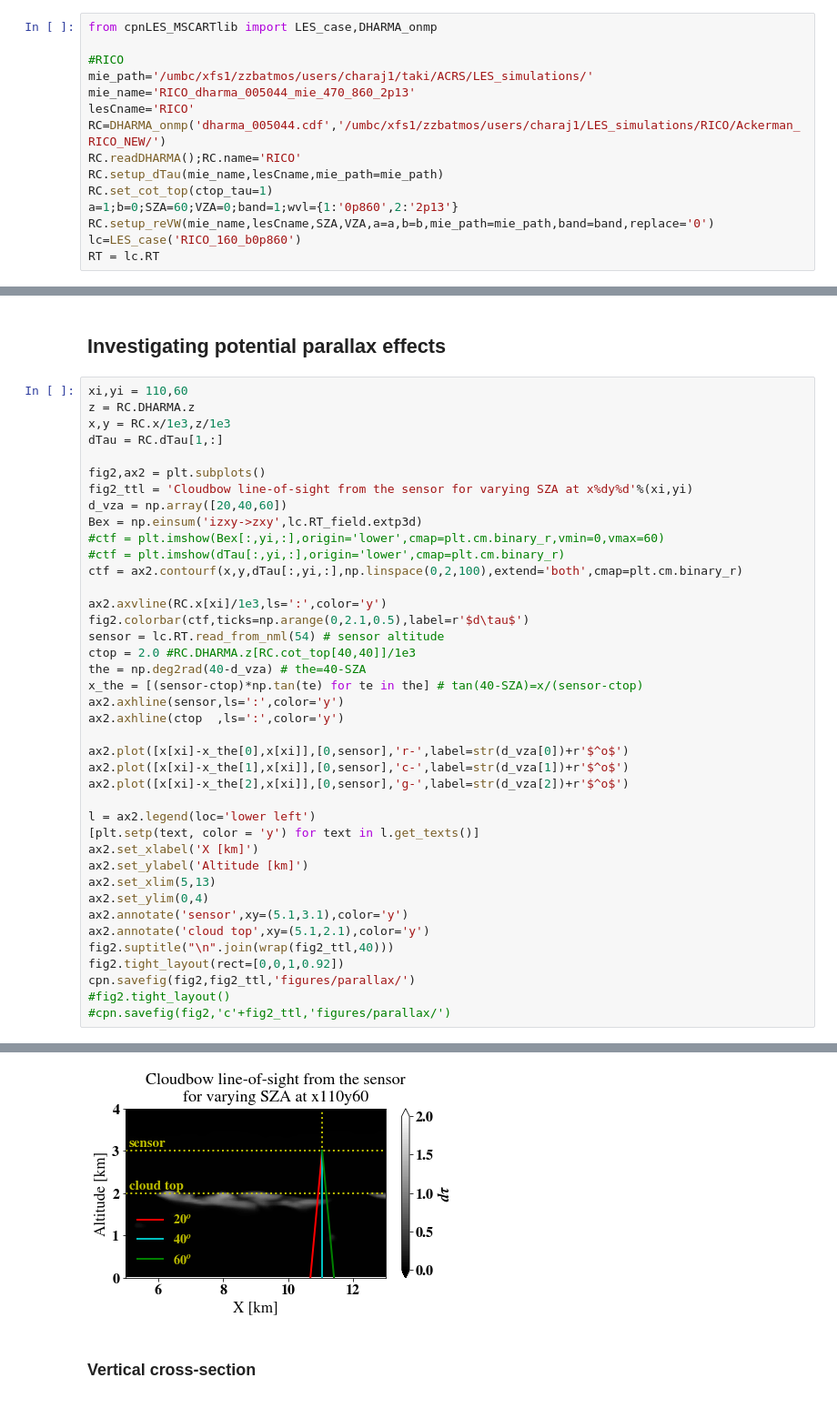
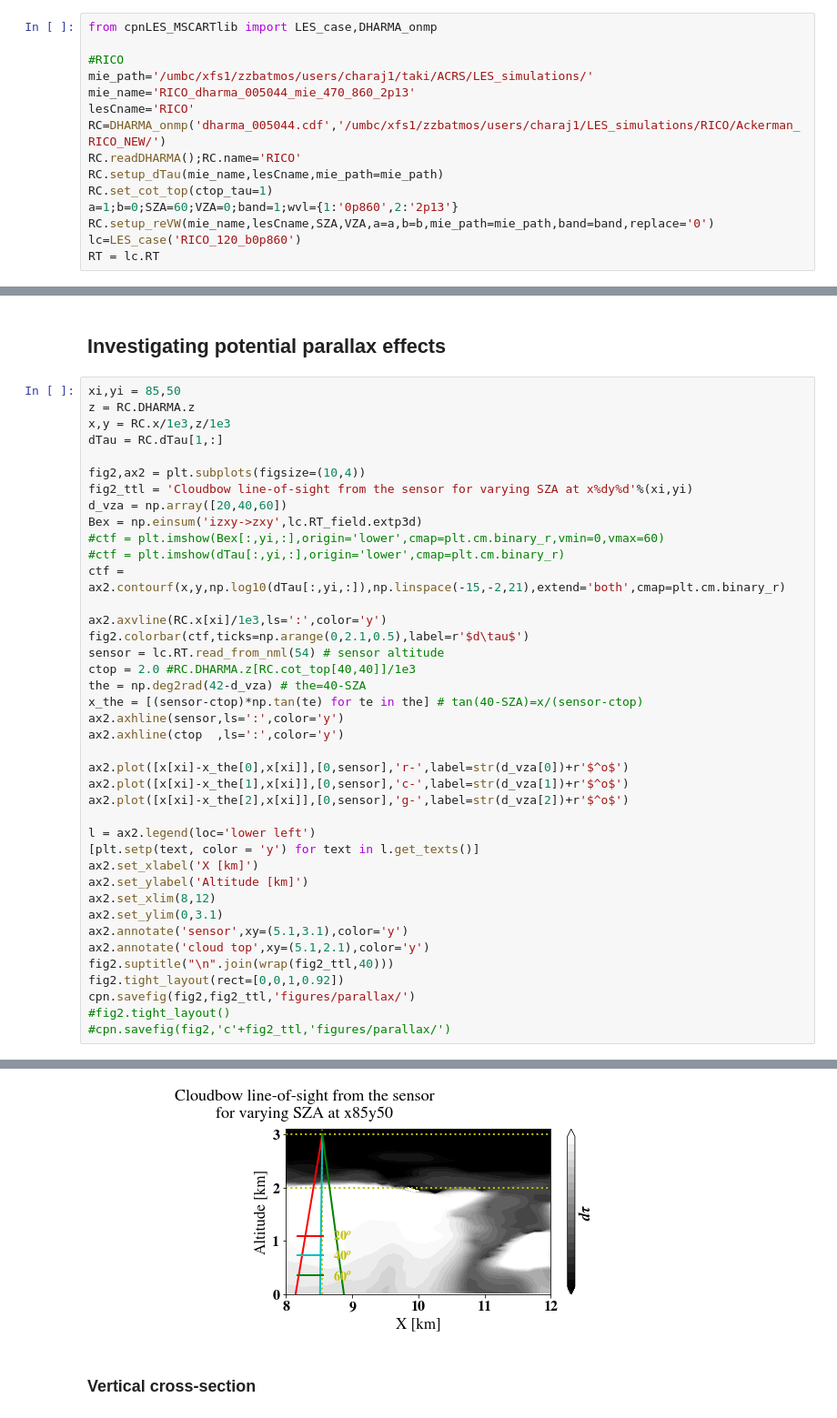
Before and after one commit to cpnHere/ACRS, a Jupyter notebook: Retrievals/Pol_retrievals/analysis_pol_ret.ipynb, the cells around one changed output, grey strips where cells are left out. Shown at 91% size. Cells and saved outputs as stored; diff of their text form.

Commit message:
backup. after vertical cross-section figures.

```diff
--- a/Retrievals/Pol_retrievals/analysis_pol_ret.ipynb
+++ b/Retrievals/Pol_retrievals/analysis_pol_ret.ipynb
@@ -235,7 +235,7 @@ RC.setup_dTau(mie_name,lesCname,mie_path=mie_path)
 RC.set_cot_top(ctop_tau=1)
 a=1;b=0;SZA=60;VZA=0;band=1;wvl={1:'0p860',2:'2p13'}
 RC.setup_reVW(mie_name,lesCname,SZA,VZA,a=a,b=b,mie_path=mie_path,band=band,replace='0')
-lc=LES_case('RICO_160_b0p860')
+lc=LES_case('RICO_120_b0p860')
 RT = lc.RT
 # %% [output]
 self.c_mie created!
@@ -258,24 +258,24 @@ plt.colorbar(ctf)
 # %% [markdown]
 ## Investigating potential parallax effects
 # %%
-xi,yi = 110,60
+xi,yi = 85,50
 z = RC.DHARMA.z
 x,y = RC.x/1e3,z/1e3
 dTau = RC.dTau[1,:]
 
-fig2,ax2 = plt.subplots()
+fig2,ax2 = plt.subplots(figsize=(10,4))
 fig2_ttl = 'Cloudbow line-of-sight from the sensor for varying SZA at x%dy%d'%(xi,yi)
 d_vza = np.array([20,40,60])
 Bex = np.einsum('izxy->zxy',lc.RT_field.extp3d)
 #ctf = plt.imshow(Bex[:,yi,:],origin='lower',cmap=plt.cm.binary_r,vmin=0,vmax=60)
 #ctf = plt.imshow(dTau[:,yi,:],origin='lower',cmap=plt.cm.binary_r)
-ctf = ax2.contourf(x,y,dTau[:,yi,:],np.linspace(0,2,100),extend='both',cmap=plt.cm.binary_r)
+ctf = ax2.contourf(x,y,np.log10(dTau[:,yi,:]),np.linspace(-15,-2,21),extend='both',cmap=plt.cm.binary_r)
 
 ax2.axvline(RC.x[xi]/1e3,ls=':',color='y')
 fig2.colorbar(ctf,ticks=np.arange(0,2.1,0.5),label=r'$d\tau$')
 sensor = lc.RT.read_from_nml(54) # sensor altitude
 ctop = 2.0 #RC.DHARMA.z[RC.cot_top[40,40]]/1e3
-the = np.deg2rad(40-d_vza) # the=40-SZA
+the = np.deg2rad(42-d_vza) # the=40-SZA
 x_the = [(sensor-ctop)*np.tan(te) for te in the] # tan(40-SZA)=x/(sensor-ctop)
 ax2.axhline(sensor,ls=':',color='y')
 ax2.axhline(ctop  ,ls=':',color='y')
@@ -288,8 +288,8 @@ l = ax2.legend(loc='lower left')
 [plt.setp(text, color = 'y') for text in l.get_texts()]
 ax2.set_xlabel('X [km]')
 ax2.set_ylabel('Altitude [km]')
-ax2.set_xlim(5,13)
-ax2.set_ylim(0,4)
+ax2.set_xlim(8,12)
+ax2.set_ylim(0,3.1)
 ax2.annotate('sensor',xy=(5.1,3.1),color='y')
 ax2.annotate('cloud top',xy=(5.1,2.1),color='y')
 fig2.suptitle("\n".join(wrap(fig2_ttl,40)))
@@ -304,4 +304,4 @@ figures/parallax/Cloudbow_line-of-sight_from_the_sensor_for_varying_SZA_at_x110y
-[figure, old version]
+[figure, new version]
 # %% [markdown]
 ### Vertical cross-section
 # %%
```
Also changed, not shown: parts of 2 cells of this notebook.
